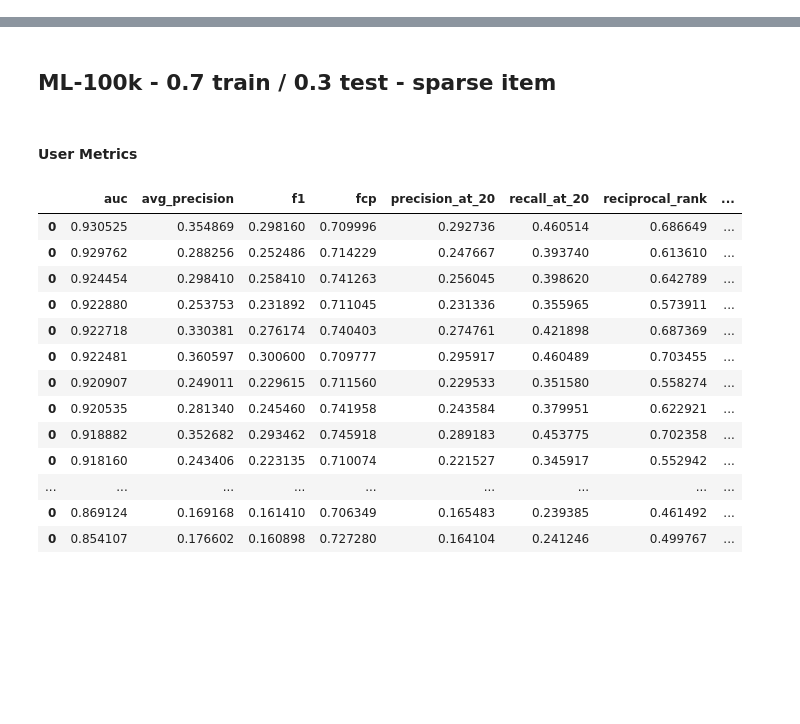
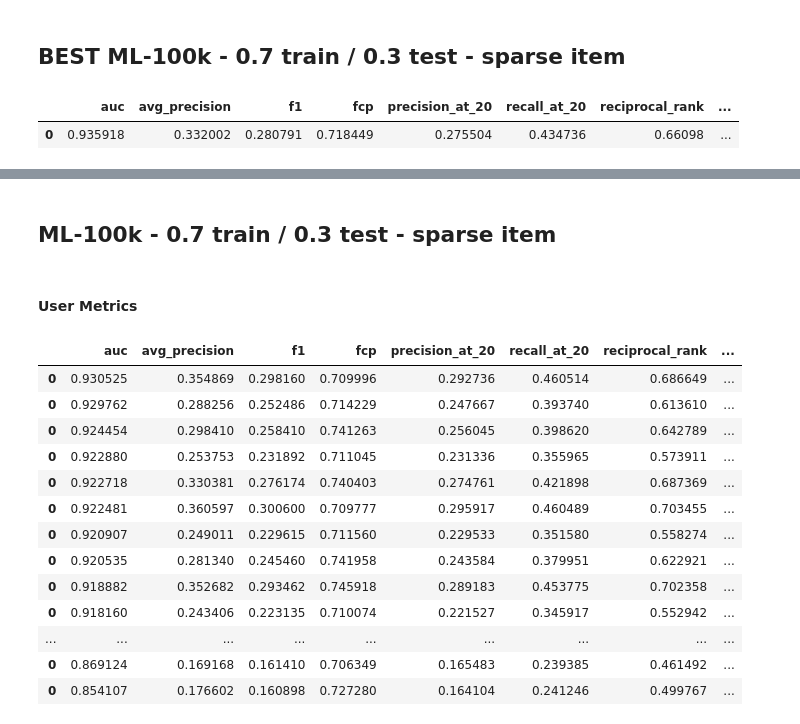
Before and after one commit to marcuniq/bsc-thesis, a Jupyter notebook: code/ipynb/gridsearch_mpcf_results.ipynb, the cells around one changed output, grey strips where cells are left out. Drawn from its saved outputs; the diff is of its cells as text; code cells hidden in the pictures; blank space fills up the shorter version.

```diff
--- a/code/ipynb/gridsearch_mpcf_results.ipynb
+++ b/code/ipynb/gridsearch_mpcf_results.ipynb
@@ -33,3 +33,12 @@ def get_df_results(results, max_train_ratings=None):
 
     result_map = map(lambda path: df_mean(path, apply_to_df), results)
     return reduce(lambda x, y: x.append(y), result_map)
+# %% [markdown]
+## BEST ML-100k - 0.7 train / 0.3 test - sparse item
+# %%
+user_metrics = ['../metrics/mpcf/2016-06-20_18.30.50_no-si_ml-100k_e20_tt-0.7_base_user-metrics.csv']
+df_results = get_df_results(user_metrics)
+df_results.sort_values('auc', ascending=False)
+# %% [output]
+|  | auc | avg_precision | f1 | fcp | precision_at_20 | recall_at_20 | reciprocal_rank | ... |
+| 0 | 0.935918 | 0.332002 | 0.280791 | 0.718449 | 0.275504 | 0.434736 | 0.66098 | ... |
```
Also changed, not shown: parts of 6 cells of this notebook, 6 other files.
